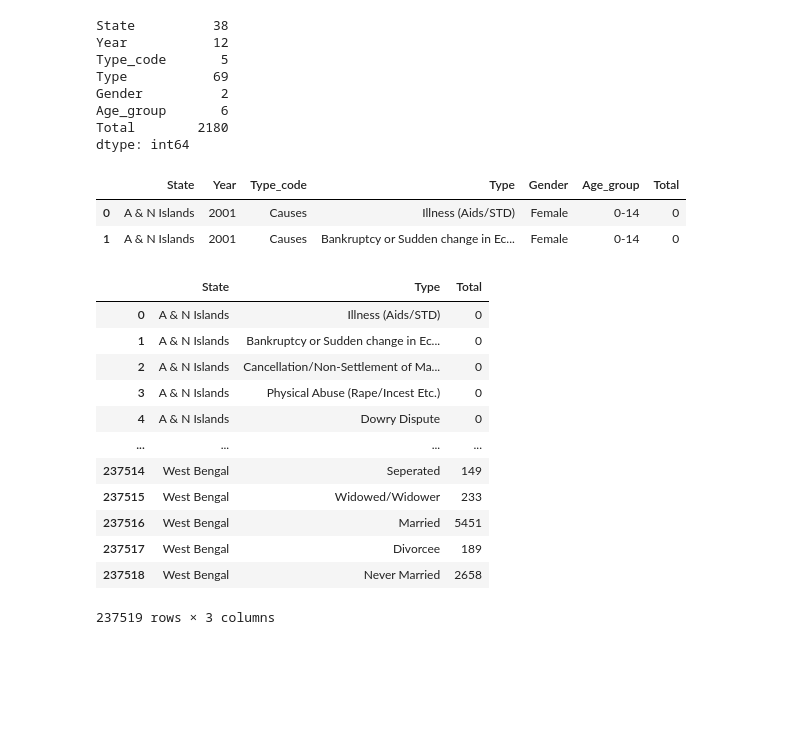
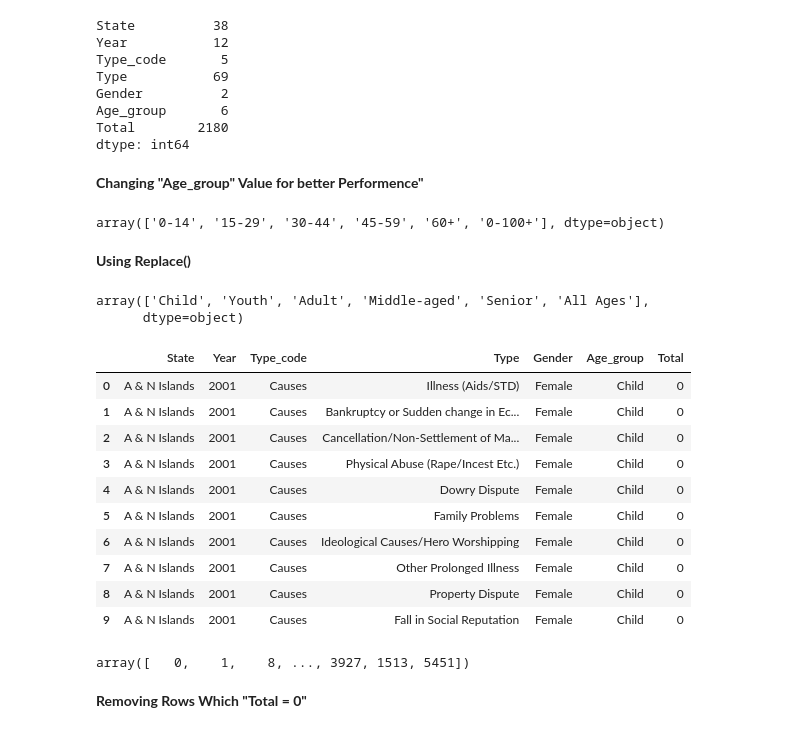
Before and after one commit to Udhay2898/Suicides-Analysis-in-India, a Jupyter notebook: Suicides Analysis.ipynb, the cells around one changed output. Saved outputs shown, nothing was run; the diff lists cells and outputs as text; code cells hidden in the pictures; blank space fills up the shorter version.

```diff
--- a/Suicides Analysis.ipynb
+++ b/Suicides Analysis.ipynb
@@ -154,26 +154,47 @@ Gender          2
 Age_group       6
 Total        2180
 dtype: int64
+# %% [markdown]
+**Changing "Age_group" Value for better Performence"**
+# %%
+unique_age_group = df['Age_group'].unique()
+unique_age_group
+# %% [output]
+array(['0-14', '15-29', '30-44', '45-59', '60+', '0-100+'], dtype=object)
+# %% [markdown]
+**Using Replace()**
+# %%
+age_group_mapping = {
+    "0-14": "Child",
+    "15-29": "Youth",
+    "30-44": "Adult",
+    "45-59": "Middle-aged",
+    "60+": "Senior",
+    "0-100+": "All Ages"
+}
+
+df['Age_group'] = df['Age_group'].replace(age_group_mapping)
+df['Age_group'].unique()
+# %% [output]
+array(['Child', 'Youth', 'Adult', 'Middle-aged', 'Senior', 'All Ages'],
+      dtype=object)
 # %%
-df.head(2)
+df.head(10)
 # %% [output]
 |  | State | Year | Type_code | Type | Gender | Age_group | Total |
-| 0 | A & N Islands | 2001 | Causes | Illness (Aids/STD) | Female | 0-14 | 0 |
-| 1 | A & N Islands | 2001 | Causes | Bankruptcy or Sudden change in Ec... | Female | 0-14 | 0 |
+| 0 | A & N Islands | 2001 | Causes | Illness (Aids/STD) | Female | Child | 0 |
+| 1 | A & N Islands | 2001 | Causes | Bankruptcy or Sudden change in Ec... | Female | Child | 0 |
+| 2 | A & N Islands | 2001 | Causes | Cancellation/Non-Settlement of Ma... | Female | Child | 0 |
+| 3 | A & N Islands | 2001 | Causes | Physical Abuse (Rape/Incest Etc.) | Female | Child | 0 |
+| 4 | A & N Islands | 2001 | Causes | Dowry Dispute | Female | Child | 0 |
+| 5 | A & N Islands | 2001 | Causes | Family Problems | Female | Child | 0 |
+| 6 | A & N Islands | 2001 | Causes | Ideological Causes/Hero Worshipping | Female | Child | 0 |
+| 7 | A & N Islands | 2001 | Causes | Other Prolonged Illness | Female | Child | 0 |
+| 8 | A & N Islands | 2001 | Causes | Property Dispute | Female | Child | 0 |
+| 9 | A & N Islands | 2001 | Causes | Fall in Social Reputation | Female | Child | 0 |
-# %%
-c = df[['State','Type','Total']]
-c
-# %% [output]
-|  | State | Type | Total |
-| 0 | A & N Islands | Illness (Aids/STD) | 0 |
-| 1 | A & N Islands | Bankruptcy or Sudden change in Ec... | 0 |
-| 2 | A & N Islands | Cancellation/Non-Settlement of Ma... | 0 |
-| 3 | A & N Islands | Physical Abuse (Rape/Incest Etc.) | 0 |
-| 4 | A & N Islands | Dowry Dispute | 0 |
-| ... | ... | ... | ... |
-| 237514 | West Bengal | Seperated | 149 |
-| 237515 | West Bengal | Widowed/Widower | 233 |
-| 237516 | West Bengal | Married | 5451 |
-| 237517 | West Bengal | Divorcee | 189 |
-| 237518 | West Bengal | Never Married | 2658 |
-237519 rows × 3 columns
+# %%
+df['Total'].unique()
+# %% [output]
+array([   0,    1,    8, ..., 3927, 1513, 5451])
+# %% [markdown]
+**Removing Rows Which "Total = 0"**
```
Also changed, not shown: parts of 3 cells of this notebook.
